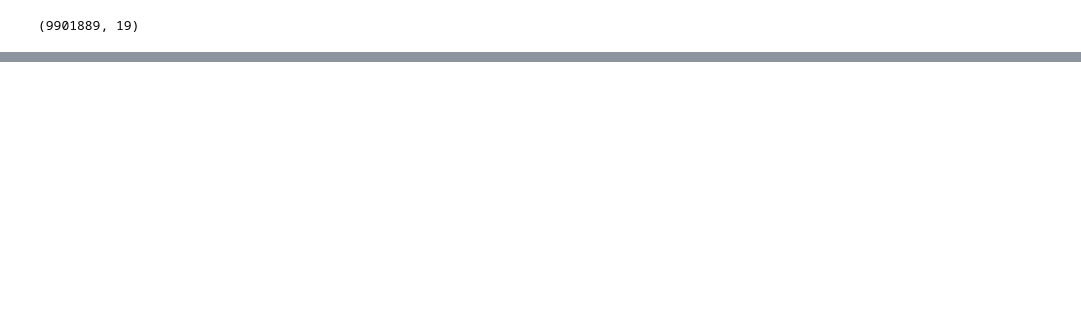
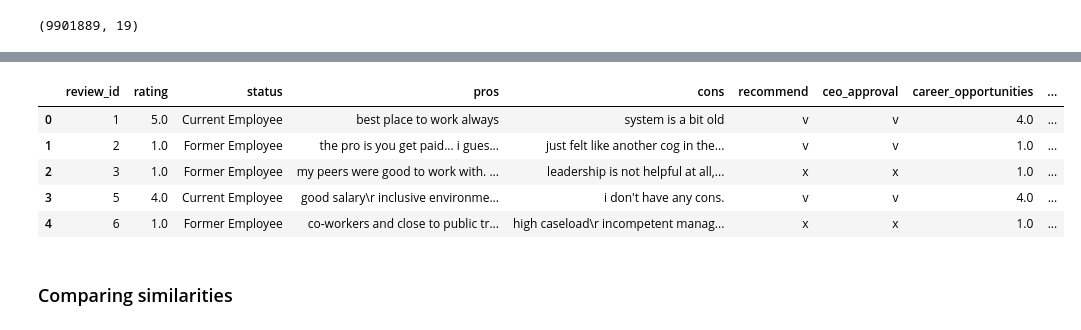
Before and after one commit to simovaeliska/employee_wellbeing_eda, a Jupyter notebook: notebooks/glassdoor_cleaning.ipynb, the cells around one changed output, grey strips where cells are left out. Drawn from its saved outputs; the diff is of its cells as text; code cells hidden in the pictures; blank space fills up the shorter version.

```diff
--- a/notebooks/glassdoor_cleaning.ipynb
+++ b/notebooks/glassdoor_cleaning.ipynb
@@ -594,0 +528,9 @@ Name: count, dtype: int64
+# %%
+# Apply the emotional_status function to "pros" and "cons"
+cleaned_reviews[['stress_flag', 'burnout_flag', 'anxiety_flag', 'toxic_flag', 'supportive_env_flag', 'depression_flag']] = pd.DataFrame(
+    cleaned_reviews['pros'].apply(emotional_status).tolist(), index=cleaned_reviews.index
+)
+
+cleaned_reviews[['stress_flag_cons', 'burnout_flag_cons', 'anxiety_flag_cons', 'toxic_flag_cons', 'supportive_env_flag_cons', 'depression_flag_cons']] = pd.DataFrame(
+    cleaned_reviews['cons'].apply(emotional_status).tolist(), index=cleaned_reviews.index
+)
@@ -594,0 +578,9 @@ Name: count, dtype: int64
+# %%
+# Reference anxiety-related keywords
+anxiety_keywords = ["anxious", "panic", "fear", "worry", "restless"]
+target_word = nlp("anxiety")
+
+# Compute similarity for each keyword
+for keyword in anxiety_keywords:
+    similarity = target_word.similarity(nlp(keyword))
+    print(f"Similarity between 'anxiety' and '{keyword}': {similarity}")
@@ -594,0 +657,12 @@ Name: count, dtype: int64
+# %%
+pd.set_option('display.max_columns', None)
+display(spacy_flags_df.head())
+# %% [output]
+|  | review_id | rating | status | pros | cons | recommend | ceo_approval | career_opportunities | ... |
+| 0 | 1 | 5.0 | Current Employee | best place to work always | system is a bit old | v | v | 4.0 | ... |
+| 1 | 2 | 1.0 | Former Employee | the pro is you get paid... i gues... | just felt like another cog in the... | v | v | 1.0 | ... |
+| 2 | 3 | 1.0 | Former Employee | my peers were good to work with. ... | leadership is not helpful at all,... | x | x | 1.0 | ... |
+| 3 | 5 | 4.0 | Current Employee | good salary\r inclusive environme... | i don't have any cons. | v | v | 4.0 | ... |
+| 4 | 6 | 1.0 | Former Employee | co-workers and close to public tr... | high caseload\r incompetent manag... | x | x | 1.0 | ... |
+# %% [markdown]
+### Comparing similarities
```
Also changed, not shown: parts of 65 cells of this notebook, 14 other files.
